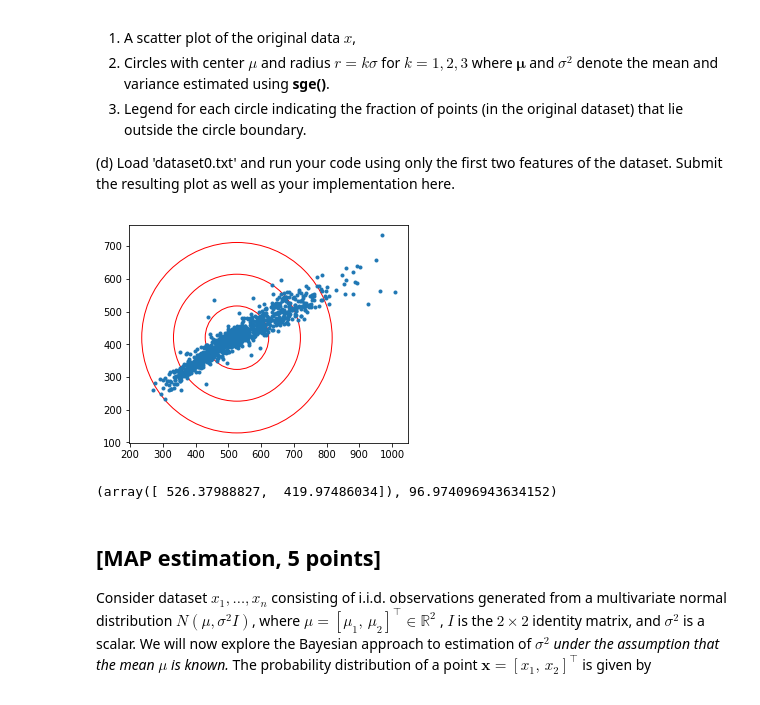
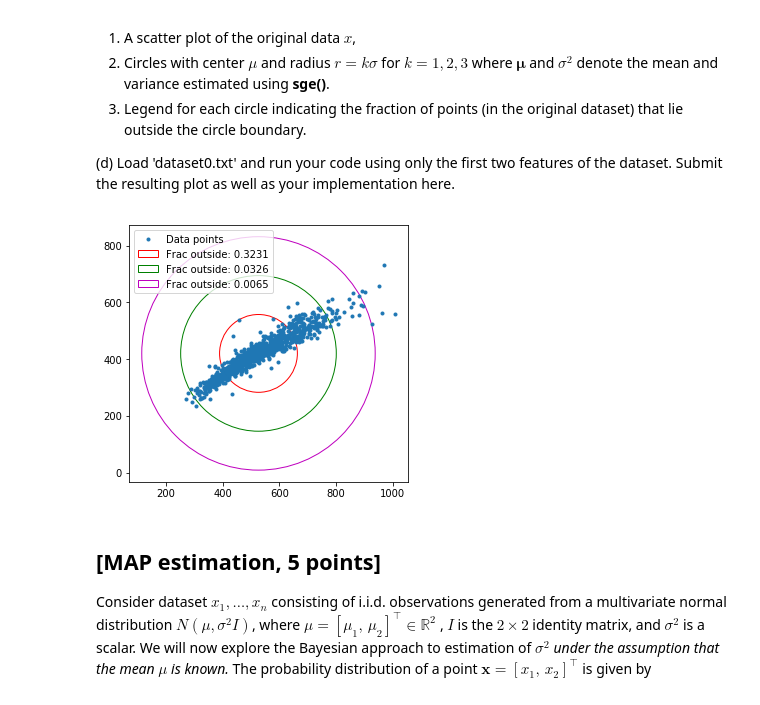
Before and after one commit to huoskar/TDA231, a Jupyter notebook: hw1.ipynb, the cells around one changed output. Cells and saved outputs as stored; diff of their text form; code cells hidden in the pictures.

Commit message:
hw1 q1 (3) solved?, not quite sure as the plot is not 100% centered

```diff
--- a/hw1.ipynb
+++ b/hw1.ipynb
@@ -78,43 +78,56 @@ is the $p \times p $ identity matrix, and $\sigma^2$ is a scalar.
 # %%
 import numpy as np
 import matplotlib.pyplot as plt
+
+data = np.loadtxt("dataset0.txt")
+data = data[:,0:2]
+
 def sge(X):
 
     #SGE Mean and variance estimator for spherical Gaussian distribution
 
     # X : Data matrix of size n x p where each row represents a p-dimensional data point
     n,p = X.shape
     #mu : Estimated mean o f the dataset [mu_1 mu_2 . . . mu_p]
     mu = np.sum(X, 0)/n
     #sigma : Estimated standard deviation of the dataset ( number )
-    sig = np.sqrt(np.sum((X-mu)**2)/(2*n))
+    sig = np.sqrt(np.sum((X-mu)**2)/(n))
 
     return mu, sig
 
 def myplot1(X):
+    n,p = X.shape
     mu, sig = sge(X)
+    # Plot data points
+    plt.figure(figsize=(5,5))
     plt.plot(data[:,0], data[:,1], '.')
 
+    # Calculate distance from middle for all points
+    dists = np.sqrt((data[:,0]-mu[0])**2+(data[:,1]-mu[1])**2)
+
+
+    frac = np.zeros(3)
+    colors = ['r','g','m']
 
     for k in range(1,4):
         r = k*sig
-        circle = plt.Circle(mu, r, color='r', Fill = False)
+        # Take the amount of data points further away from mu than radius and divide by total
+        frac[k-1] = np.sum(dists > r)/ n
+
+        # Plot the circles
+        circle = plt.Circle(mu, r, color=colors[k-1], Fill = False)
         plt.gca().add_patch(circle)
 
     plt.axis('scaled')
+    # Create legend
+    legends =["Data points", "Frac outside: %.4f" % frac[0],"Frac outside: %.4f" % frac[1],"Frac outside: %.4f" % frac[2]]
+    plt.legend(legends)
     plt.show()
-
-    # Gör legend
-
-data = np.loadtxt("dataset0.txt")
-data = data[:,:2]
 
 
 myplot1(data)
-sge(data)
 # %% [output]
-[figure, old version]
+[figure, new version]
-(array([ 526.37988827,  419.97486034]), 96.974096943634152)
 # %% [markdown]
 ## [MAP estimation, 5 points]
 
```
Also changed, not shown: parts of 1 cell of this notebook.
